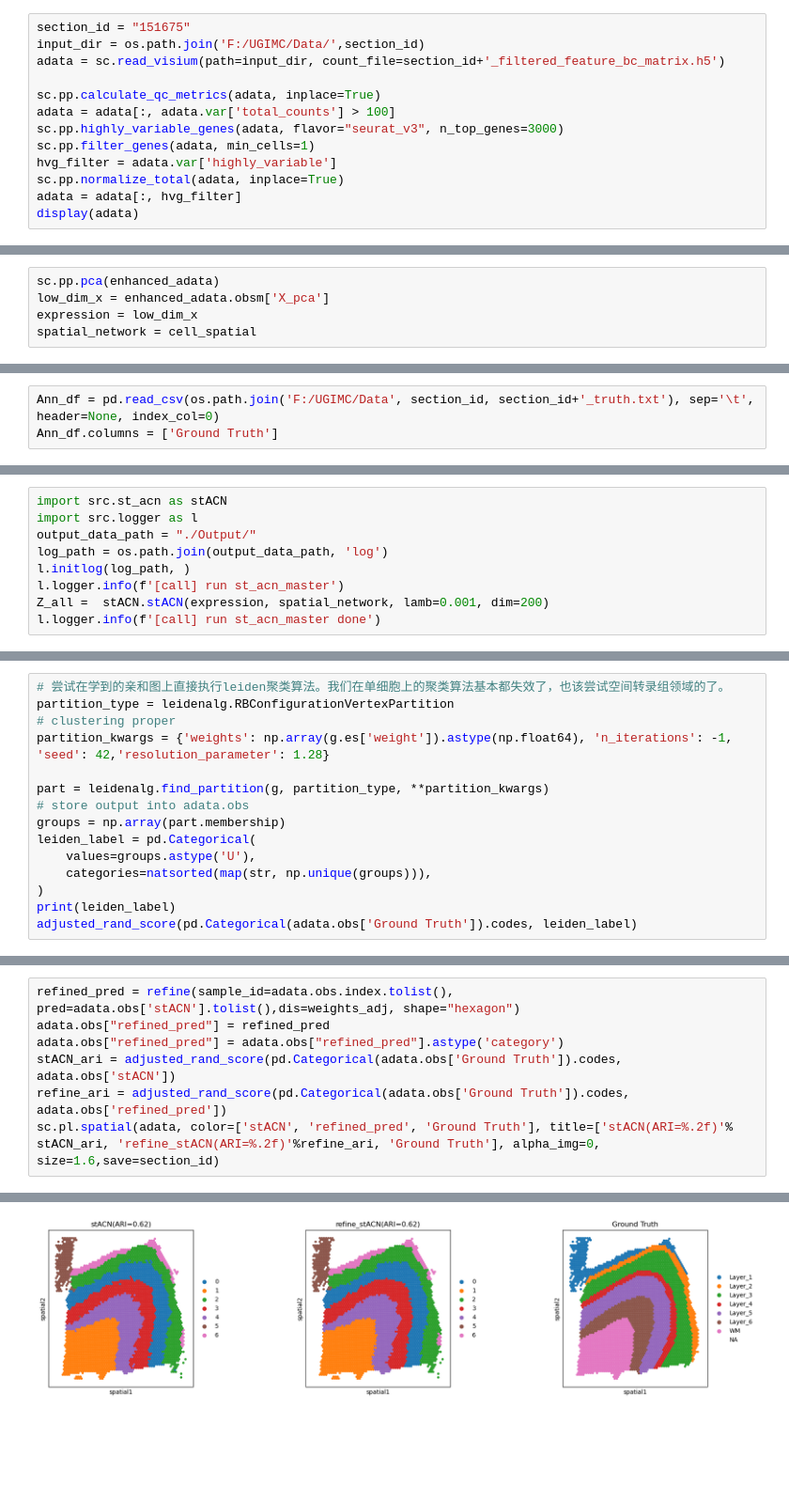
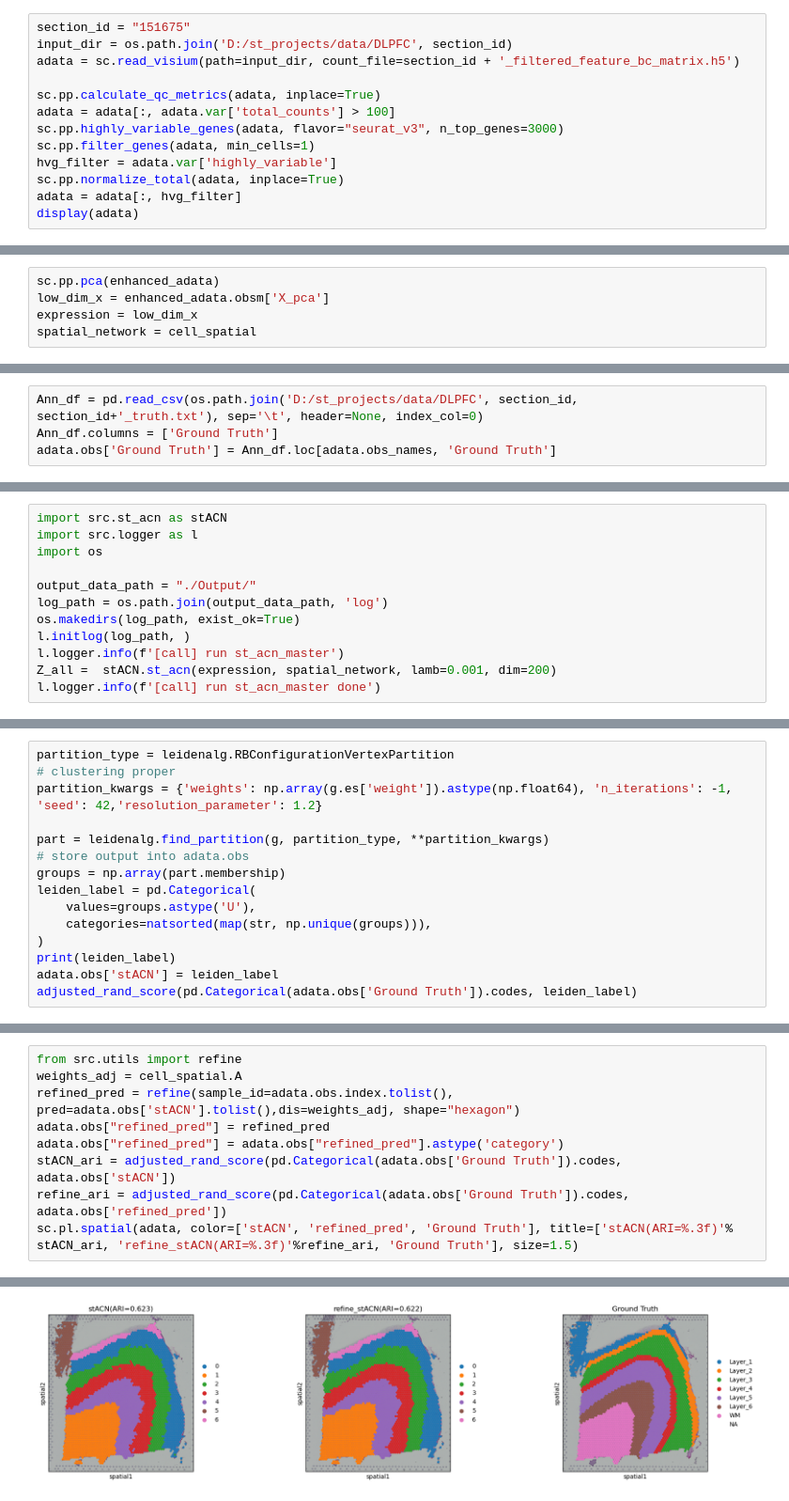
Before and after one commit to xkmaxidian/stACN, a Jupyter notebook: tuorial/Tutorial1_10x_Visium (DLPFC_dataset).ipynb, the cells around one changed output, grey strips where cells are left out. Shown: that part at 94% size. Saved outputs shown, nothing was run; the diff lists cells and outputs as text; blank space fills up the shorter version.

Commit message:
update Visium tutorial

```diff
--- a/tuorial/Tutorial1_10x_Visium (DLPFC_dataset).ipynb
+++ b/tuorial/Tutorial1_10x_Visium (DLPFC_dataset).ipynb
@@ -13,8 +13,8 @@ import src.logger as l
 warnings.filterwarnings("ignore")
 # %%
 section_id = "151675"
-input_dir = os.path.join('F:/UGIMC/Data/',section_id)
-adata = sc.read_visium(path=input_dir, count_file=section_id+'_filtered_feature_bc_matrix.h5')
+input_dir = os.path.join('D:/st_projects/data/DLPFC', section_id)
+adata = sc.read_visium(path=input_dir, count_file=section_id + '_filtered_feature_bc_matrix.h5')
 
 sc.pp.calculate_qc_metrics(adata, inplace=True)
 adata = adata[:, adata.var['total_counts'] > 100]
@@ -43,3 +45,4 @@ spatial_network = cell_spatial
 # %%
-Ann_df = pd.read_csv(os.path.join('F:/UGIMC/Data', section_id, section_id+'_truth.txt'), sep='\t', header=None, index_col=0)
+Ann_df = pd.read_csv(os.path.join('D:/st_projects/data/DLPFC', section_id, section_id+'_truth.txt'), sep='\t', header=None, index_col=0)
 Ann_df.columns = ['Ground Truth']
+adata.obs['Ground Truth'] = Ann_df.loc[adata.obs_names, 'Ground Truth']
@@ -50,10 +51,13 @@ adata.obs['Ground Truth'] = Ann_df.loc[adata.obs_names, 'Ground Truth']
 # %%
 import src.st_acn as stACN
 import src.logger as l
+import os
+
 output_data_path = "./Output/"
 log_path = os.path.join(output_data_path, 'log')
+os.makedirs(log_path, exist_ok=True)
 l.initlog(log_path, )
 l.logger.info(f'[call] run st_acn_master')
-Z_all =  stACN.stACN(expression, spatial_network, lamb=0.001, dim=200)
+Z_all =  stACN.st_acn(expression, spatial_network, lamb=0.001, dim=200)
 l.logger.info(f'[call] run st_acn_master done')
 # %% [output]
@@ -92,8 +96,7 @@ g.es['weight'] = ans_weight
 # %%
-# 尝试在学到的亲和图上直接执行leiden聚类算法。我们在单细胞上的聚类算法基本都失效了，也该尝试空间转录组领域的了。
 partition_type = leidenalg.RBConfigurationVertexPartition
 # clustering proper
-partition_kwargs = {'weights': np.array(g.es['weight']).astype(np.float64), 'n_iterations': -1, 'seed': 42,'resolution_parameter': 1.28}
+partition_kwargs = {'weights': np.array(g.es['weight']).astype(np.float64), 'n_iterations': -1, 'seed': 42,'resolution_parameter': 1.2}
 
 part = leidenalg.find_partition(g, partition_type, **partition_kwargs)
 # store output into adata.obs
@@ -103,5 +106,6 @@ leiden_label = pd.Categorical(
     categories=natsorted(map(str, np.unique(groups))),
 )
 print(leiden_label)
+adata.obs['stACN'] = leiden_label
 adjusted_rand_score(pd.Categorical(adata.obs['Ground Truth']).codes, leiden_label)
 # %% [output]
@@ -118,8 +116,10 @@ weights_adj = cell_spatial.A
 # %%
+from src.utils import refine
+weights_adj = cell_spatial.A
 refined_pred = refine(sample_id=adata.obs.index.tolist(), pred=adata.obs['stACN'].tolist(),dis=weights_adj, shape="hexagon")
 adata.obs["refined_pred"] = refined_pred
 adata.obs["refined_pred"] = adata.obs["refined_pred"].astype('category')
 stACN_ari = adjusted_rand_score(pd.Categorical(adata.obs['Ground Truth']).codes, adata.obs['stACN'])
 refine_ari = adjusted_rand_score(pd.Categorical(adata.obs['Ground Truth']).codes, adata.obs['refined_pred'])
-sc.pl.spatial(adata, color=['stACN', 'refined_pred', 'Ground Truth'], title=['stACN(ARI=%.2f)'% stACN_ari, 'refine_stACN(ARI=%.2f)'%refine_ari, 'Ground Truth'], alpha_img=0, size=1.6,save=section_id)
+sc.pl.spatial(adata, color=['stACN', 'refined_pred', 'Ground Truth'], title=['stACN(ARI=%.3f)'% stACN_ari, 'refine_stACN(ARI=%.3f)'%refine_ari, 'Ground Truth'], size=1.5)
 # %% [output]
@@ -127 +126 @@ WARNING: saving figure to file figures\show151675.pdf
-[figure, old version]
+[figure, new version]
```
Also changed, not shown: parts of 13 cells of this notebook.
